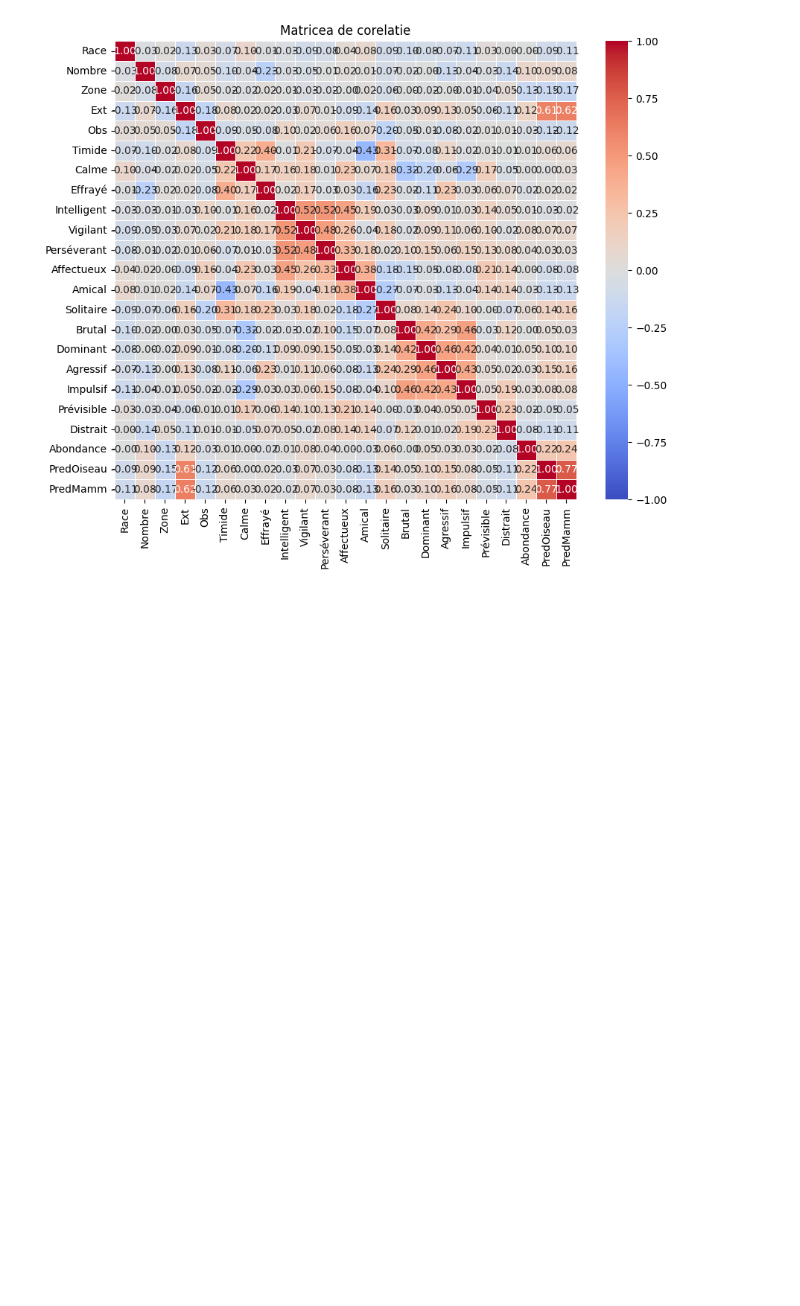
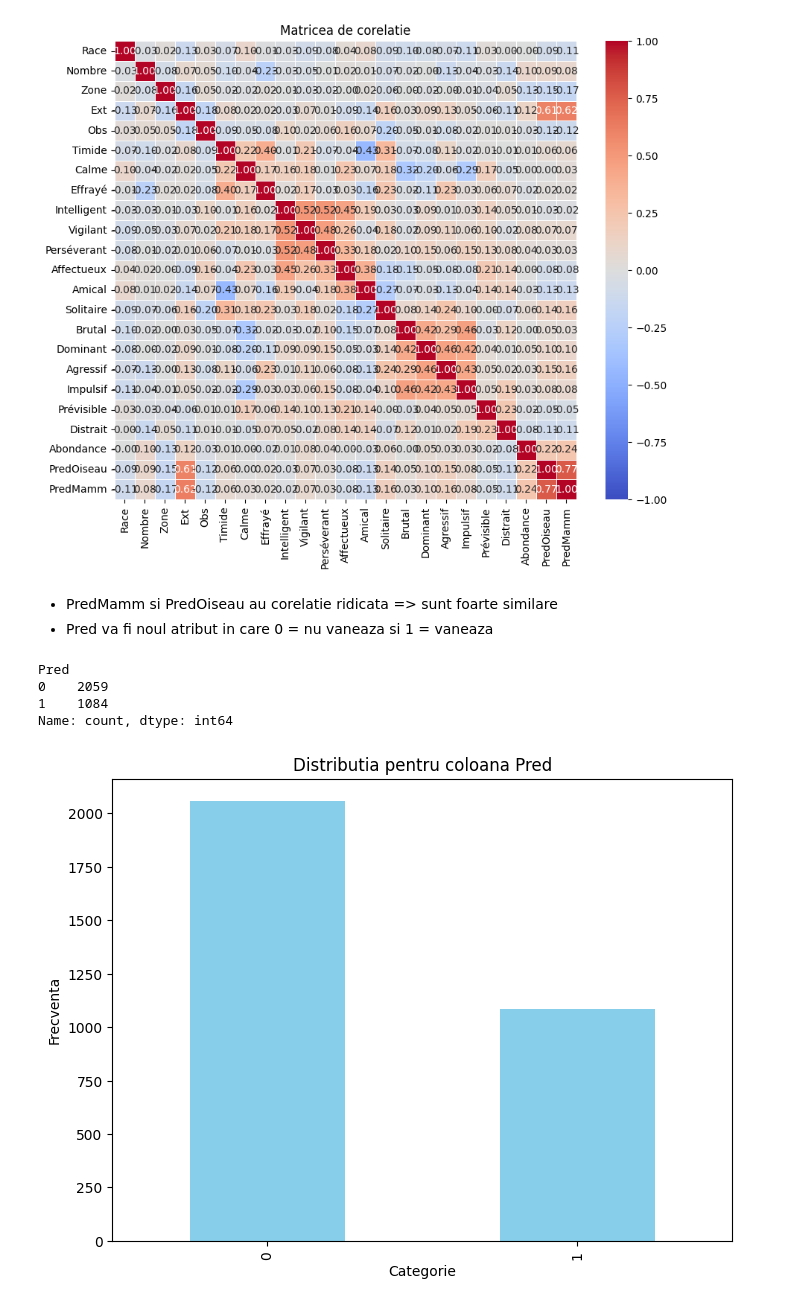
Before and after one commit to BejenaruIoanMatei/FacultateAI, a Jupyter notebook: Dataset/Analysis.ipynb, the cells around one changed output. Saved outputs shown, nothing was run; the diff lists cells and outputs as text; code cells hidden in the pictures; blank space fills up the shorter version.

Commit message:
Analiza dataset pt 11
PredMamm&PredOiseau -> Pred

```diff
--- a/Dataset/Analysis.ipynb
+++ b/Dataset/Analysis.ipynb
@@ -510,3 +510,6 @@ plt.title("Matricea de corelatie")
 plt.show()
 # %% [output]
 [figure]
+# %% [markdown]
+- PredMamm si PredOiseau au corelatie ridicata => sunt foarte similare
+- Pred va fi noul atribut in care 0 = nu vaneaza si 1 = vaneaza
@@ -512,0 +526,22 @@ plt.show()
+# %%
+import pandas as pd
+import matplotlib.pyplot as plt
+
+
+file_path = '/Users/user/Documents/GitHub/FacultateAI/Dataset/dataset_final_v1.xlsx'
+data_final = pd.read_excel(file_path)
+
+distributie = data_final['Pred'].value_counts()
+print(distributie)
+
+distributie.plot(kind='bar', color='skyblue', figsize=(8, 6))
+plt.title('Distributia pentru coloana Pred')
+plt.xlabel('Categorie')
+plt.ylabel('Frecventa')
+plt.show()
+# %% [output]
+Pred
+0    2059
+1    1084
+Name: count, dtype: int64
+[figure, added]
```
Also changed, not shown: parts of 1 cell of this notebook, 1 other file.
